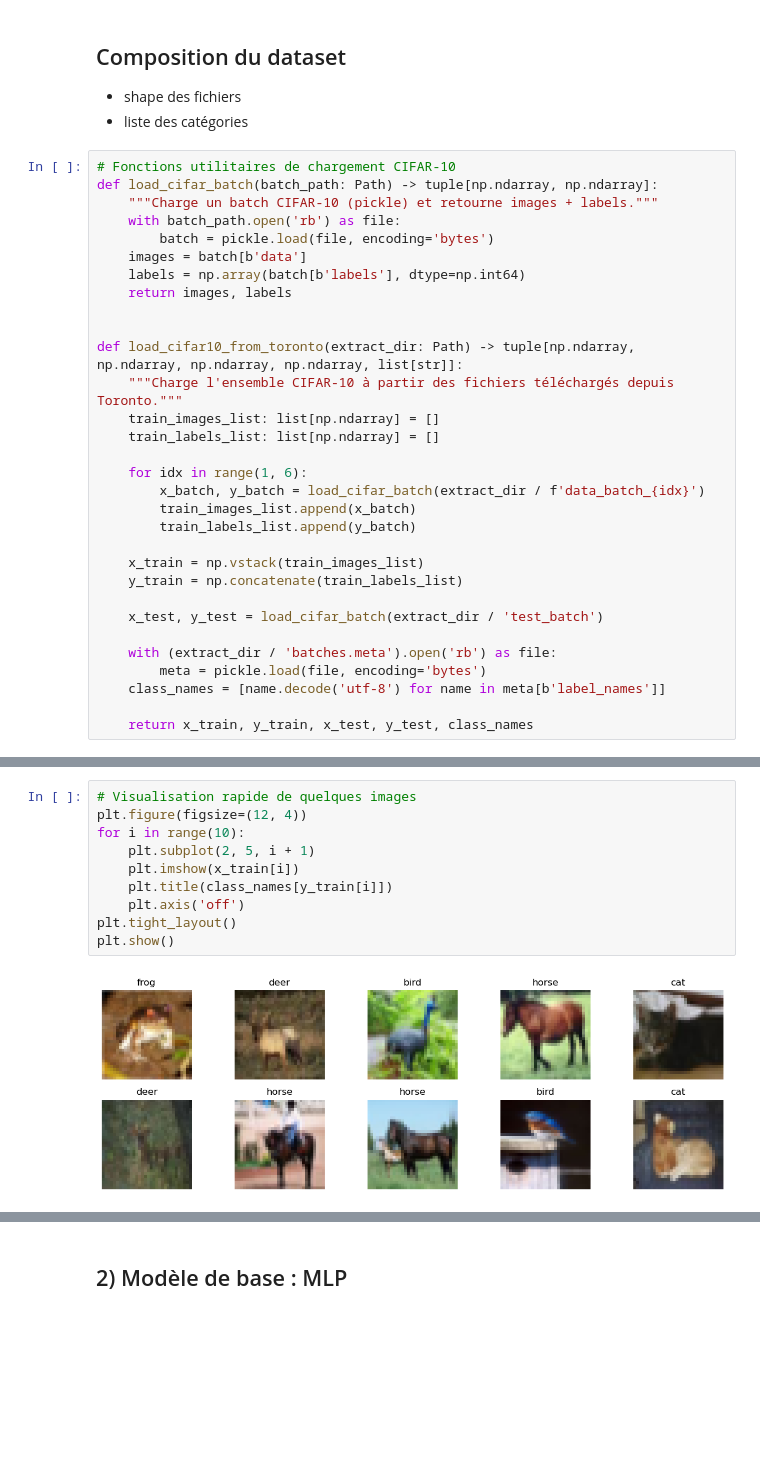
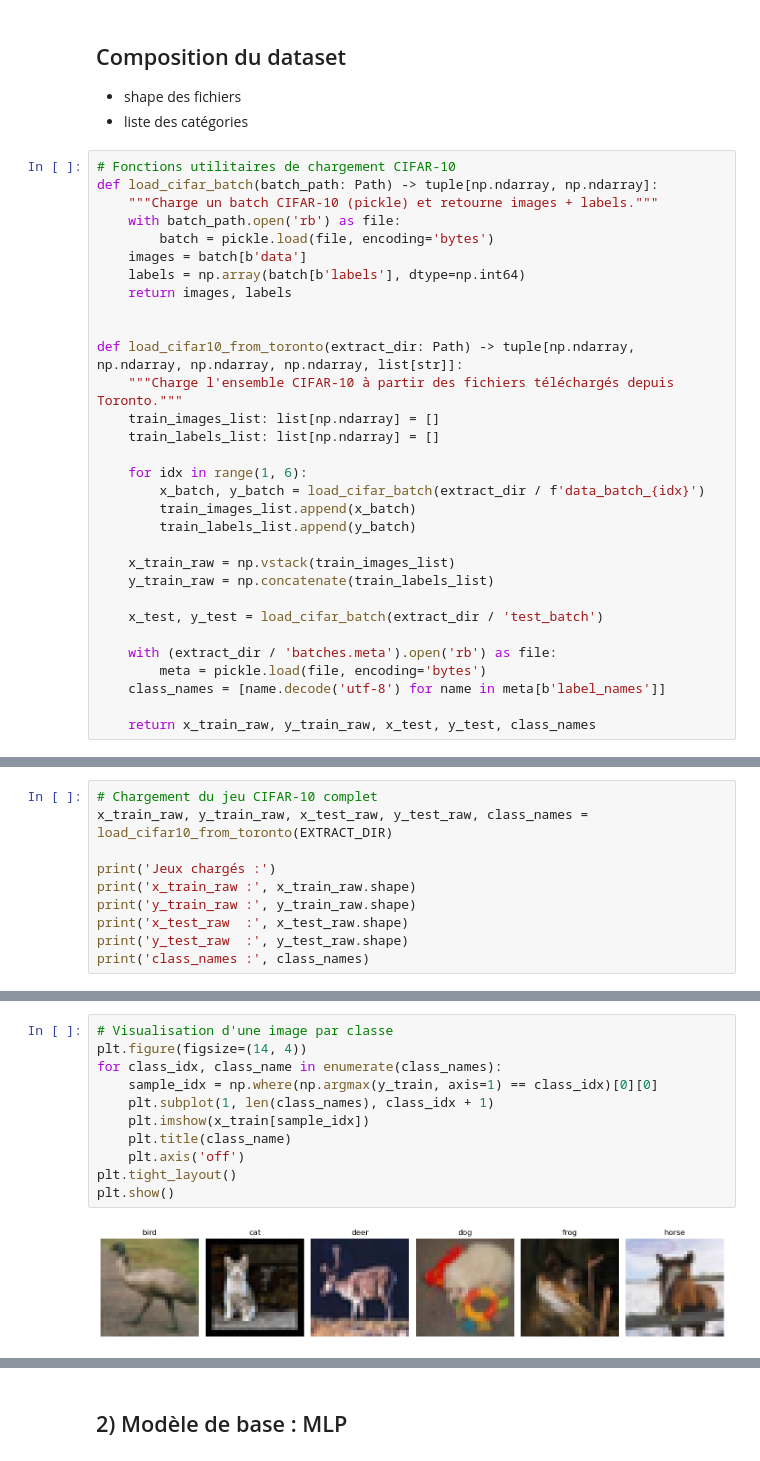
Before and after one commit to bruno-coulet/neuralzoo, a Jupyter notebook: notebooks/eda.ipynb, the cells around one changed output, grey strips where cells are left out. Saved outputs shown, nothing was run; the diff lists cells and outputs as text; blank space fills up the shorter version.

```diff
--- a/notebooks/eda.ipynb
+++ b/notebooks/eda.ipynb
@@ -137,8 +137,8 @@ def load_cifar10_from_toronto(extract_dir: Path) -> tuple[np.ndarray, np.ndarray
         train_images_list.append(x_batch)
         train_labels_list.append(y_batch)
 
-    x_train = np.vstack(train_images_list)
-    y_train = np.concatenate(train_labels_list)
+    x_train_raw = np.vstack(train_images_list)
+    y_train_raw = np.concatenate(train_labels_list)
 
     x_test, y_test = load_cifar_batch(extract_dir / 'test_batch')
 
@@ -146,7 +146,7 @@ def load_cifar10_from_toronto(extract_dir: Path) -> tuple[np.ndarray, np.ndarray
         meta = pickle.load(file, encoding='bytes')
     class_names = [name.decode('utf-8') for name in meta[b'label_names']]
 
-    return x_train, y_train, x_test, y_test, class_names
+    return x_train_raw, y_train_raw, x_test, y_test, class_names
 # %%
 # Inspection du dataset: fichiers + shapes + catégories
 dataset_files = sorted(EXTRACT_DIR.glob('*'))
@@ -168,0 +199,10 @@ for idx, class_name in enumerate(class_names_all):
+# %%
+# Chargement du jeu CIFAR-10 complet
+x_train_raw, y_train_raw, x_test_raw, y_test_raw, class_names = load_cifar10_from_toronto(EXTRACT_DIR)
+
+print('Jeux chargés :')
+print('x_train_raw :', x_train_raw.shape)
+print('y_train_raw :', y_train_raw.shape)
+print('x_test_raw  :', x_test_raw.shape)
+print('y_test_raw  :', y_test_raw.shape)
+print('class_names :', class_names)
@@ -211,12 +303,13 @@ Classes conservées : ['bird', 'cat', 'deer', 'dog', 'frog', 'horse']
 # %%
-# Visualisation rapide de quelques images
-plt.figure(figsize=(12, 4))
-for i in range(10):
-    plt.subplot(2, 5, i + 1)
-    plt.imshow(x_train[i])
-    plt.title(class_names[y_train[i]])
+# Visualisation d'une image par classe
+plt.figure(figsize=(14, 4))
+for class_idx, class_name in enumerate(class_names):
+    sample_idx = np.where(np.argmax(y_train, axis=1) == class_idx)[0][0]
+    plt.subplot(1, len(class_names), class_idx + 1)
+    plt.imshow(x_train[sample_idx])
+    plt.title(class_name)
     plt.axis('off')
 plt.tight_layout()
 plt.show()
 # %% [output]
-[figure, old version]
+[figure, new version]
```
Also changed, not shown: parts of 12 cells of this notebook, 10 other files.
